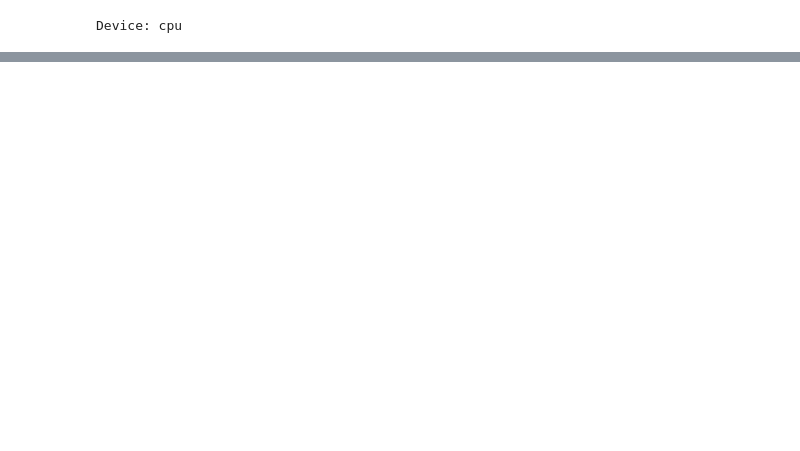
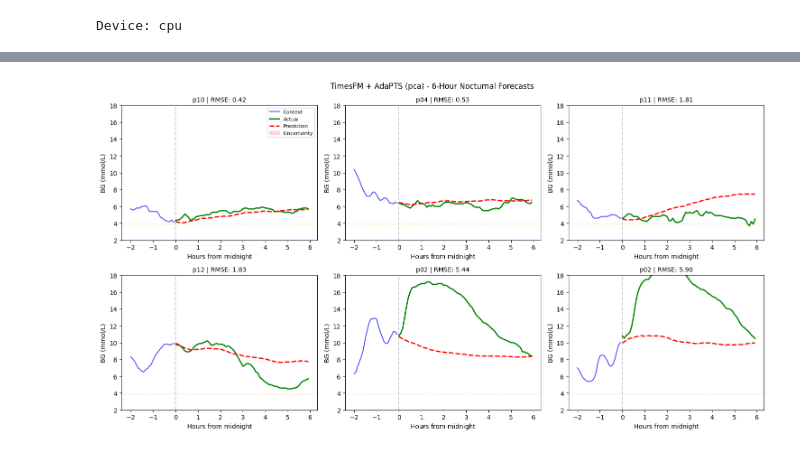
Before and after one commit to Blood-Glucose-Control/nocturnal-hypo-gly-prob-forecast, a Jupyter notebook: docs-internal/notebooks/4.16-ag-timesfm-adapts-forecasting.ipynb, the cells around one changed output, grey strips where cells are left out. Saved outputs shown, nothing was run; the diff lists cells and outputs as text; code cells hidden in the pictures; blank space fills up the shorter version.

Commit message:
Update TimesFM notebooks

```diff
--- a/docs-internal/notebooks/4.16-ag-timesfm-adapts-forecasting.ipynb
+++ b/docs-internal/notebooks/4.16-ag-timesfm-adapts-forecasting.ipynb
@@ -514,0 +507,11 @@ AdaPTS Multivariate Results for Patient p10:
+# %%
+# Identify best adapter
+if len(results_df) == 0:
+    print("No results yet - run the adapter cells above first!")
+else:
+    best_idx = results_df["rmse_mean"].idxmin()
+    best_adapter = results_df.loc[best_idx, "adapter"]
+    best_rmse = results_df.loc[best_idx, "rmse_mean"]
+
+    print("Best adapter:")
+    print(f"  H={HORIZON} ({HORIZON_NAME}): {best_adapter} (RMSE={best_rmse:.3f})")
@@ -514,0 +551,74 @@ AdaPTS Multivariate Results for Patient p10:
+# %%
+# Plot sample forecasts with uncertainty bands
+def plot_sample_forecasts(episodes, n_plots=6, interval_mins=5):
+    """Plot sample forecasts showing context, ground truth, and predictions."""
+    if not episodes:
+        print("No episodes to plot!")
+        return None
+
+    ncols = 3
+    nrows = (n_plots + ncols - 1) // ncols
+    fig, axes = plt.subplots(nrows, ncols, figsize=(5 * ncols, 4 * nrows))
+    axes = axes.flatten()
+
+    # Time axes
+    ctx_len = len(episodes[0]["context_bg"])
+    tgt_len = len(episodes[0]["target"])
+    t_ctx = np.arange(-ctx_len, 0) * interval_mins / 60  # hours before midnight
+    t_pred = np.arange(tgt_len) * interval_mins / 60  # hours after midnight
+
+    for i, ep in enumerate(episodes[:n_plots]):
+        ax = axes[i]
+
+        # Plot context (last 2 hours)
+        ax.plot(t_ctx, ep["context_bg"], "b-", lw=1.5, alpha=0.7, label="Context")
+
+        # Plot ground truth
+        ax.plot(t_pred, ep["target"], "g-", lw=2, label="Actual")
+
+        # Plot prediction with uncertainty
+        ax.plot(t_pred, ep["prediction"], "r--", lw=2, label="Prediction")
+        ax.fill_between(t_pred, ep["lb"], ep["ub"], color="red", alpha=0.15, label="Uncertainty")
+
+        # Reference lines
+        ax.axhline(3.9, color="orange", ls=":", alpha=0.6, lw=1)
+        ax.axvline(0, color="gray", ls="--", alpha=0.4)
+
+        ax.set_title(f"{ep['patient_id']} | RMSE: {ep['rmse']:.2f}", fontsize=10)
+        ax.set_xlabel("Hours from midnight")
+        ax.set_ylabel("BG (mmol/L)")
+        ax.set_ylim(2, 18)
+
+        if i == 0:
+            ax.legend(loc="upper right", fontsize=8)
+
+    # Hide unused axes
+    for j in range(n_plots, len(axes)):
+        axes[j].set_visible(False)
+
+    plt.suptitle(f"TimesFM + AdaPTS ({best_adapter}) - 6-Hour Nocturnal Forecasts", fontsize=12)
+    plt.tight_layout()
+    return fig
+
+# Guard against empty episodes
+if not episode_results:
+    print("No episodes to visualize!")
+else:
+    # Select a mix of episodes
+    sorted_episodes = sorted(episode_results, key=lambda x: x["rmse"])
+    n_eps = len(sorted_episodes)
+
+    # Pick 6 episodes: 2 good, 2 median, 2 poor
+    if n_eps >= 6:
+        selected = (
+            sorted_episodes[:2] +
+            sorted_episodes[n_eps//2 - 1 : n_eps//2 + 1] +
+            sorted_episodes[-2:]
+        )
+    else:
+        selected = sorted_episodes[:6]
+
+    fig = plot_sample_forecasts(selected, n_plots=6)
+    plt.show()
+# %% [output]
+[figure, added]
```
Also changed, not shown: parts of 30 cells of this notebook, 1 other file.
